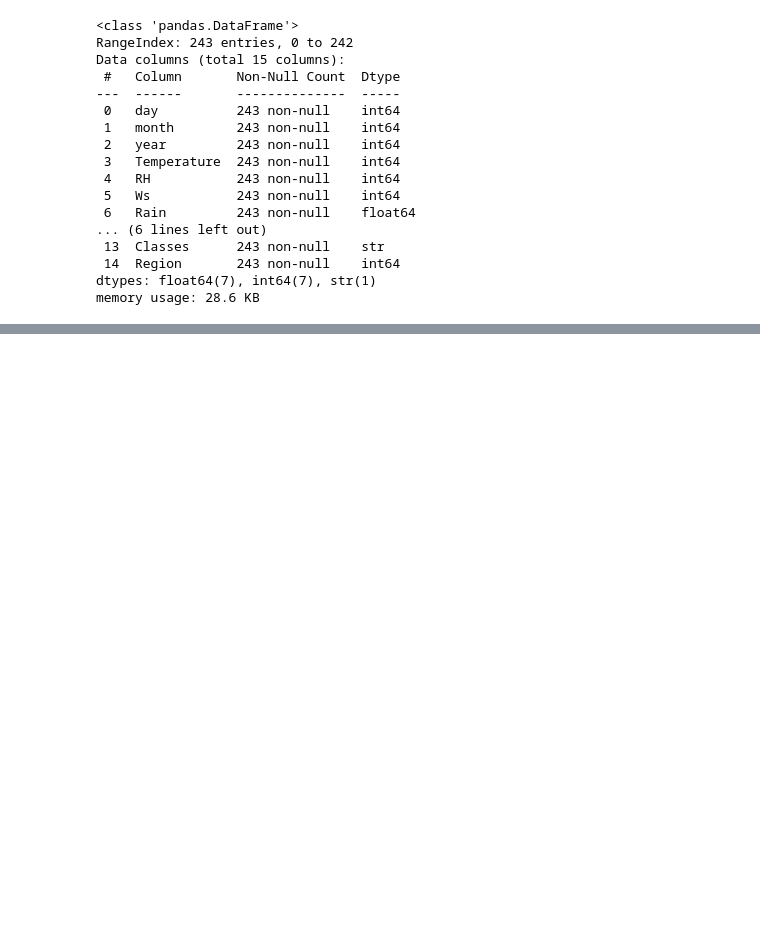
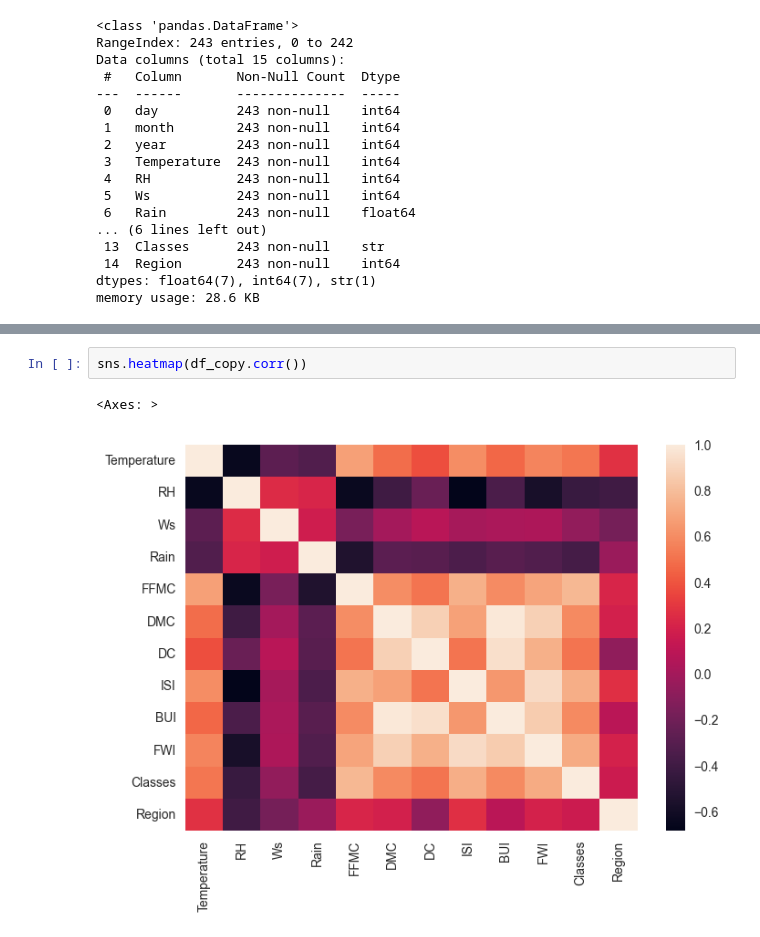
Before and after one commit to Junaid-ai/ML_Notebook, a Jupyter notebook: linear_reg_with data_cleaning.ipynb, the cells around one changed output, grey strips where cells are left out. Saved outputs shown, nothing was run; the diff lists cells and outputs as text; blank space fills up the shorter version.

```diff
--- a/linear_reg_with data_cleaning.ipynb
+++ b/linear_reg_with data_cleaning.ipynb
@@ -169,0 +271,5 @@ df.describe()
+# %%
+sns.heatmap(df_copy.corr())
+# %% [output]
+<Axes: >
+[figure, added]
```
Also changed, not shown: parts of 16 cells of this notebook, 1 other file.
